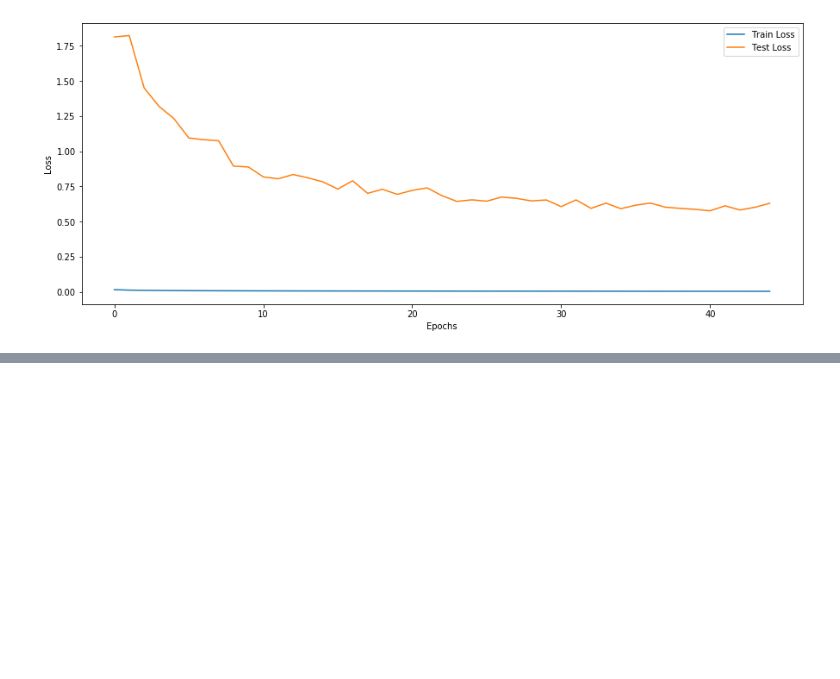
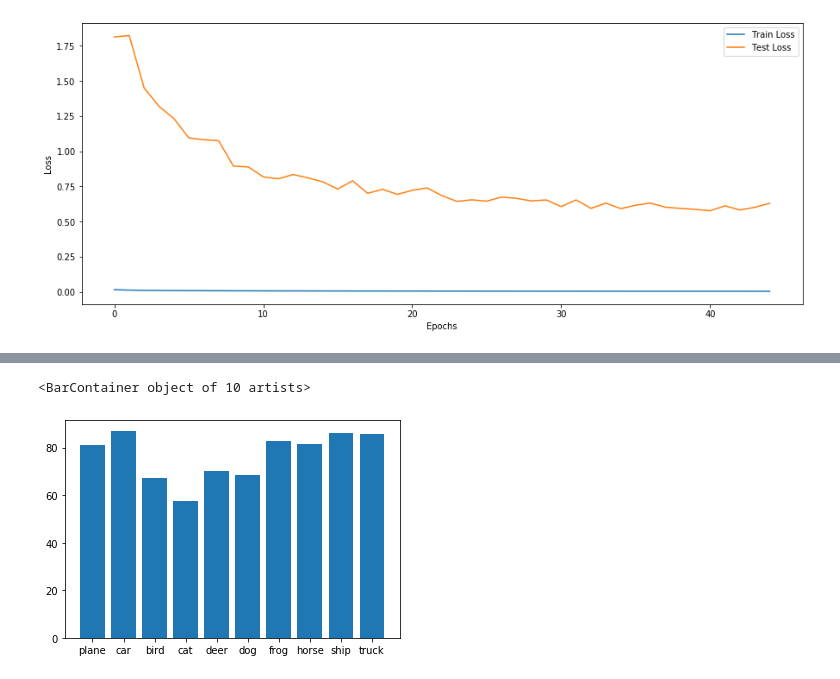
Before and after one commit to rajy4683/S7EVA4, a Jupyter notebook: S7EVA4_Depth_Dilate.ipynb, the cells around one changed output, grey strips where cells are left out. Saved outputs shown, nothing was run; the diff lists cells and outputs as text; code cells hidden in the pictures; blank space fills up the shorter version.

```diff
--- a/S7EVA4_Depth_Dilate.ipynb
+++ b/S7EVA4_Depth_Dilate.ipynb
@@ -260,0 +271,3 @@ fileutils.plot_graphs([new_df],
+# %%
+my_model = traintest.model_builder(basemodelclass.CIFARModelDepthDilate, weights_path="/content/drive/My Drive/EVA4/model_saves/model-2c0cd03c7a.h5")
+class_accuracy_dict = traintest.classwise_accuracy(my_model, testloader, classes, device=torch.device("cpu"))
@@ -260,0 +285,5 @@ fileutils.plot_graphs([new_df],
+# %%
+plt.bar([key for key in class_accuracy_dict.keys()],[val for val in class_accuracy_dict.values()])
+# %% [output]
+<BarContainer object of 10 artists>
+[figure, added]
```
Also changed, not shown: parts of 9 cells of this notebook.
